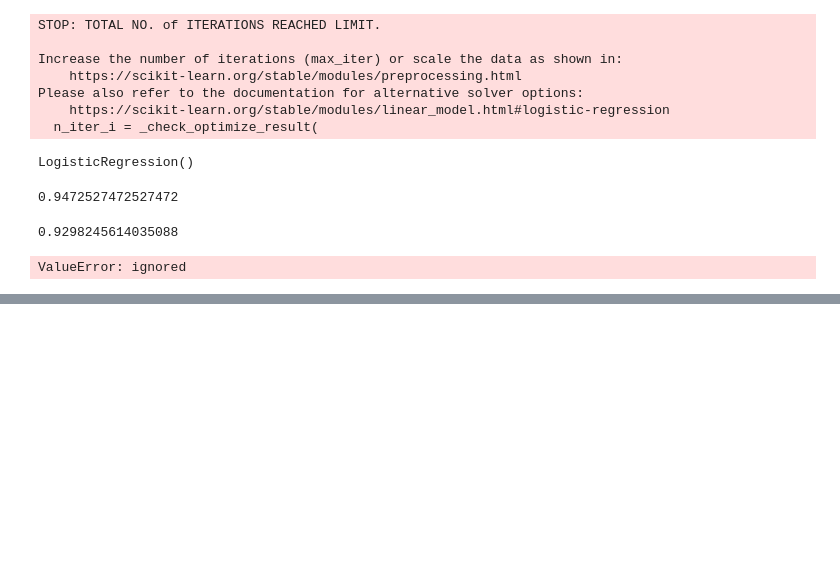
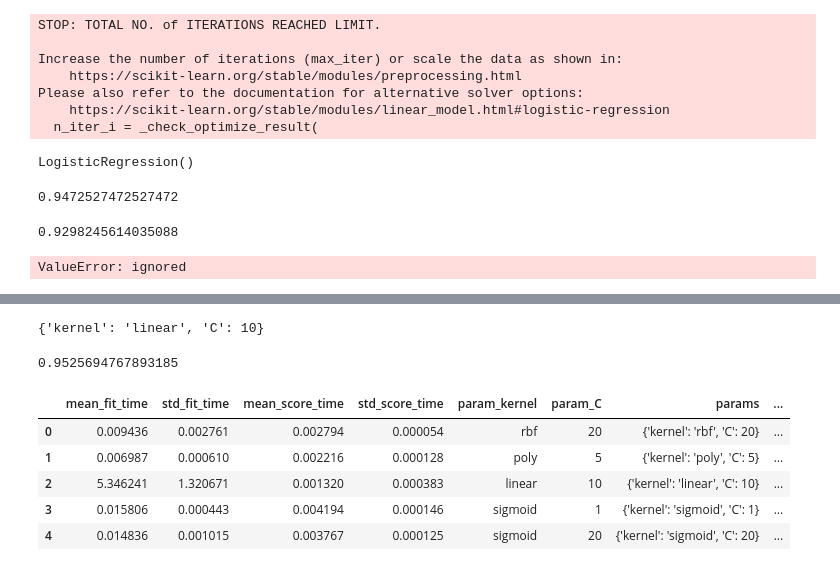
Before and after one commit to atgdot/breast_cancer_classifier, a Jupyter notebook: breast_cancer_classifier.ipynb, the cells around one changed output, grey strips where cells are left out. Drawn from its saved outputs; the diff is of its cells as text; code cells hidden in the pictures; blank space fills up the shorter version.

```diff
--- a/breast_cancer_classifier.ipynb
+++ b/breast_cancer_classifier.ipynb
@@ -226,0 +335,12 @@ ValueError: ignored
+# %%
+#hyperparameters
+
+parameters = {
+            'kernel':['linear', 'poly', 'rbf', 'sigmoid'],
+                 'C':[1,5,10,20]
+}
+# %%
+#gridsearch
+classifier = RandomizedSearchCV(model, parameters,cv =5)
+# %%
+classifier.fit(X,Y)
@@ -226,0 +372,26 @@ ValueError: ignored
+# %%
+#best parameters
+
+best_parameters = classifier.best_params_
+print(best_parameters)
+# %% [output]
+{'kernel': 'linear', 'C': 10}
+# %%
+#highest accuracy
+
+highest_accuracy = classifier.best_score_
+print(highest_accuracy)
+# %% [output]
+0.9525694767893185
+# %%
+#loading the results to a pandas dataframe
+results = pd.DataFrame(classifier.cv_results_)
+# %%
+results.head()
+# %% [output]
+|  | mean_fit_time | std_fit_time | mean_score_time | std_score_time | param_kernel | param_C | params | ... |
+| 0 | 0.009436 | 0.002761 | 0.002794 | 0.000054 | rbf | 20 | {'kernel': 'rbf', 'C': 20} | ... |
+| 1 | 0.006987 | 0.000610 | 0.002216 | 0.000128 | poly | 5 | {'kernel': 'poly', 'C': 5} | ... |
+| 2 | 5.346241 | 1.320671 | 0.001320 | 0.000383 | linear | 10 | {'kernel': 'linear', 'C': 10} | ... |
+| 3 | 0.015806 | 0.000443 | 0.004194 | 0.000146 | sigmoid | 1 | {'kernel': 'sigmoid', 'C': 1} | ... |
+| 4 | 0.014836 | 0.001015 | 0.003767 | 0.000125 | sigmoid | 20 | {'kernel': 'sigmoid', 'C': 20} | ... |
```
Also changed, not shown: parts of 27 cells of this notebook.
